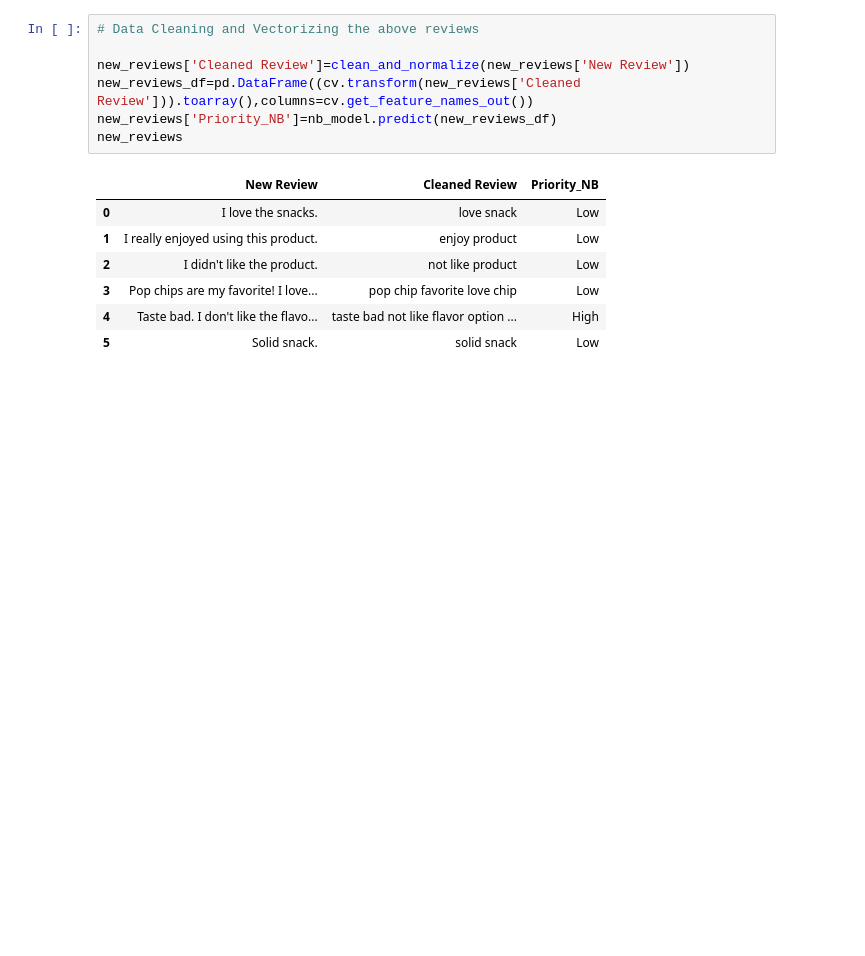
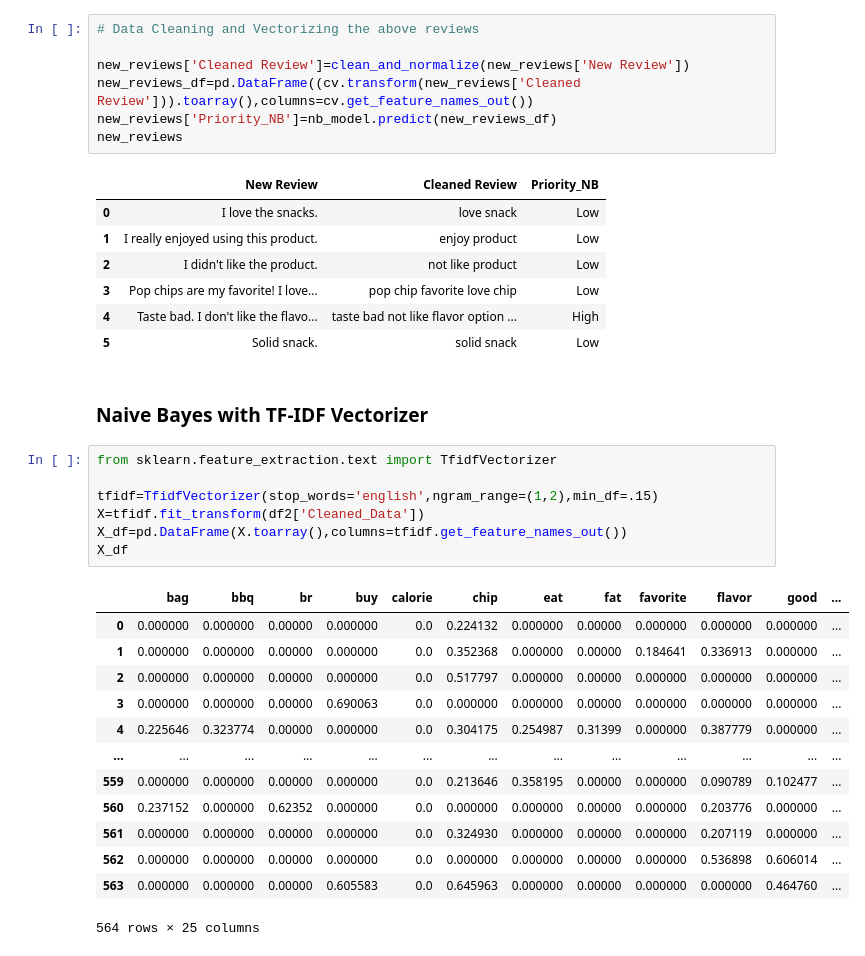
Before and after one commit to parthgupta-programmer/NLP, a Jupyter notebook: NLP with ML/2. Text Classification.ipynb, the cells around one changed output. Saved outputs shown, nothing was run; the diff lists cells and outputs as text; blank space fills up the shorter version.

Commit message:
NLP with Machine Learning - 2 . Text Classification(Using TF-IDF Vectorizer)

```diff
--- a/NLP with ML/2. Text Classification.ipynb
+++ b/NLP with ML/2. Text Classification.ipynb
@@ -156,3 +159,26 @@ new_reviews
 | 3 | Pop chips are my favorite! I love... | pop chip favorite love chip | Low |
 | 4 | Taste bad. I don't like the flavo... | taste bad not like flavor option ... | High |
 | 5 | Solid snack. | solid snack | Low |
+# %% [markdown]
+### Naive Bayes with TF-IDF Vectorizer
+# %%
+from sklearn.feature_extraction.text import TfidfVectorizer
+
+tfidf=TfidfVectorizer(stop_words='english',ngram_range=(1,2),min_df=.15)
+X=tfidf.fit_transform(df2['Cleaned_Data'])
+X_df=pd.DataFrame(X.toarray(),columns=tfidf.get_feature_names_out())
+X_df
+# %% [output]
+|  | bag | bbq | br | buy | calorie | chip | eat | fat | favorite | flavor | good | ... |
+| 0 | 0.000000 | 0.000000 | 0.00000 | 0.000000 | 0.0 | 0.224132 | 0.000000 | 0.00000 | 0.000000 | 0.000000 | 0.000000 | ... |
+| 1 | 0.000000 | 0.000000 | 0.00000 | 0.000000 | 0.0 | 0.352368 | 0.000000 | 0.00000 | 0.184641 | 0.336913 | 0.000000 | ... |
+| 2 | 0.000000 | 0.000000 | 0.00000 | 0.000000 | 0.0 | 0.517797 | 0.000000 | 0.00000 | 0.000000 | 0.000000 | 0.000000 | ... |
+| 3 | 0.000000 | 0.000000 | 0.00000 | 0.690063 | 0.0 | 0.000000 | 0.000000 | 0.00000 | 0.000000 | 0.000000 | 0.000000 | ... |
+| 4 | 0.225646 | 0.323774 | 0.00000 | 0.000000 | 0.0 | 0.304175 | 0.254987 | 0.31399 | 0.000000 | 0.387779 | 0.000000 | ... |
+| ... | ... | ... | ... | ... | ... | ... | ... | ... | ... | ... | ... | ... |
+| 559 | 0.000000 | 0.000000 | 0.00000 | 0.000000 | 0.0 | 0.213646 | 0.358195 | 0.00000 | 0.000000 | 0.090789 | 0.102477 | ... |
+| 560 | 0.237152 | 0.000000 | 0.62352 | 0.000000 | 0.0 | 0.000000 | 0.000000 | 0.00000 | 0.000000 | 0.203776 | 0.000000 | ... |
+| 561 | 0.000000 | 0.000000 | 0.00000 | 0.000000 | 0.0 | 0.324930 | 0.000000 | 0.00000 | 0.000000 | 0.207119 | 0.000000 | ... |
+| 562 | 0.000000 | 0.000000 | 0.00000 | 0.000000 | 0.0 | 0.000000 | 0.000000 | 0.00000 | 0.000000 | 0.536898 | 0.606014 | ... |
+| 563 | 0.000000 | 0.000000 | 0.00000 | 0.605583 | 0.0 | 0.645963 | 0.000000 | 0.00000 | 0.000000 | 0.000000 | 0.464760 | ... |
+564 rows × 25 columns
```
Also changed, not shown: parts of 7 cells of this notebook, 1 other file.
